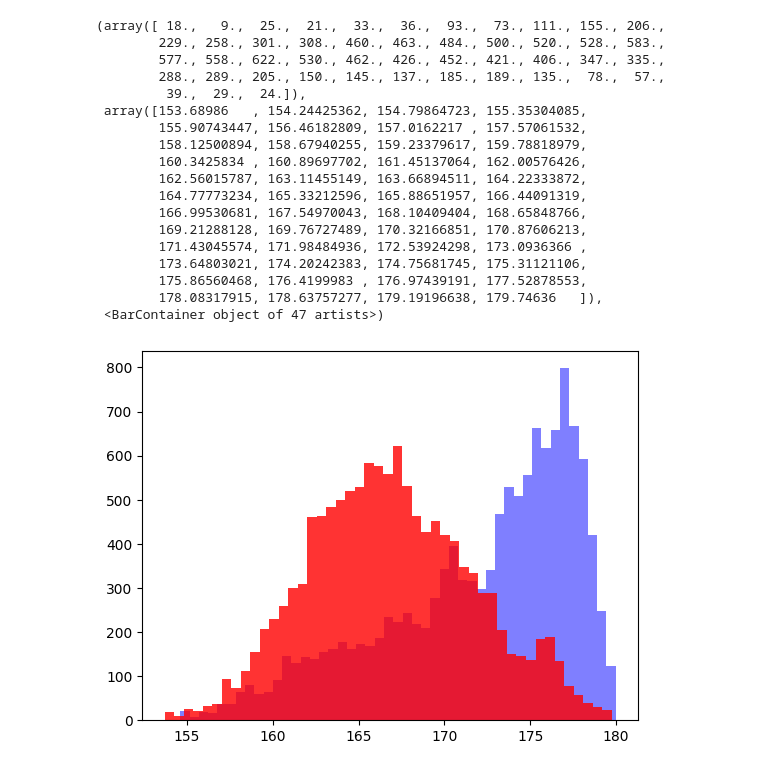
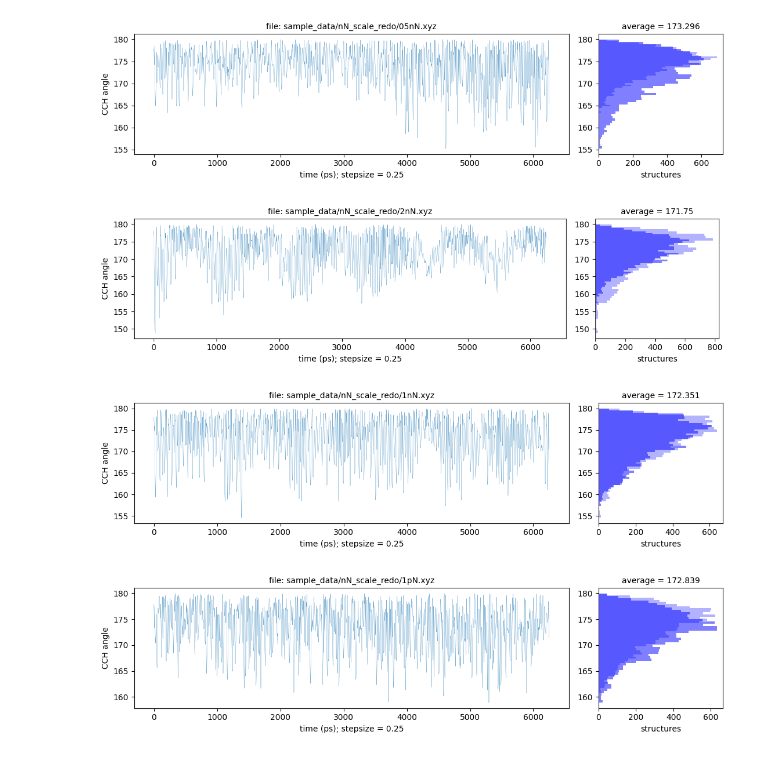
Before and after one commit to rkwok9158/coordinate_reader, a Jupyter notebook: new_reader.ipynb, the cells around one changed output. Cells and saved outputs as stored; diff of their text form; code cells hidden in the pictures.

```diff
--- a/new_reader.ipynb
+++ b/new_reader.ipynb
@@ -123,3 +124,31 @@ def read_coordinate(xyz_file, atom_list):
 
     if len(atom_list) > 4:
         raise ValueError('You have specified too many atoms')
+
+def plot_traj(xyz_file, timestep, var_name='colvar'):
+
+    colvar = read_coordinate(xyz_file, [8, 7, 16])
+
+    fig, (ax1,ax2) = plt.subplots(1,2, figsize=(11,3), width_ratios=[3.5,1])
+
+    time = [i / (1/timestep) for i in range(len(colvar))] # Timestep = 0.25 ps
+
+    ax1.plot(time, colvar, linewidth=0.2)
+    ax1.set_xlabel(f"time (ps); stepsize = {timestep}ps")
+    ax1.set_ylabel(var_name)
+    ax1.set_title(f"file: {xyz_file}", fontsize = 10)
+
+    midpt = int(np.round(len(colvar) / 2))
+
+
+    ax2.hist(colvar[0:midpt], bins='rice', fc=(0, 0, 1, 0.3), orientation="horizontal") # First half shown in blue
+    ax2.hist(colvar[midpt:-1], bins='rice', fc=(0, 0, 1, 0.5), orientation="horizontal") # Second half shown in red
+    # ax2.axhline(y=np.average(colvar), color='b', linewidth=2)
+
+    ax2.set_title(f"average = {np.round(np.average(colvar), 3)}", fontsize = 10)
+
+    ax2.set_xlabel('structures')
+
+    plt.tight_layout()
+
+    return
@@ -134,26 +155,12 @@ np.average(colvar)
-# %%
-midpt = int(np.round(len(colvar) / 2))
-
-fig, ax = plt.subplots()
-ax.hist(colvar[0:midpt], bins='rice', fc=(0, 0, 1, 0.5)) # First half shown in blue
-ax.hist(colvar[midpt:-1], bins='rice', fc=(1, 0, 0, 0.8)) # Second half shown in red
-# %% [output]
-(array([ 18.,   9.,  25.,  21.,  33.,  36.,  93.,  73., 111., 155., 206.,
-        229., 258., 301., 308., 460., 463., 484., 500., 520., 528., 583.,
-        577., 558., 622., 530., 462., 426., 452., 421., 406., 347., 335.,
-        288., 289., 205., 150., 145., 137., 185., 189., 135.,  78.,  57.,
-         39.,  29.,  24.]),
- array([153.68986   , 154.24425362, 154.79864723, 155.35304085,
-        155.90743447, 156.46182809, 157.0162217 , 157.57061532,
-        158.12500894, 158.67940255, 159.23379617, 159.78818979,
-        160.3425834 , 160.89697702, 161.45137064, 162.00576426,
-        162.56015787, 163.11455149, 163.66894511, 164.22333872,
-        164.77773234, 165.33212596, 165.88651957, 166.44091319,
-        166.99530681, 167.54970043, 168.10409404, 168.65848766,
-        169.21288128, 169.76727489, 170.32166851, 170.87606213,
-        171.43045574, 171.98484936, 172.53924298, 173.0936366 ,
-        173.64803021, 174.20242383, 174.75681745, 175.31121106,
-        175.86560468, 176.4199983 , 176.97439191, 177.52878553,
-        178.08317915, 178.63757277, 179.19196638, 179.74636   ]),
- <BarContainer object of 47 artists>)
-[figure, removed]
+# %%
+# plot_traj('sample_data/nN_scale_redo/1nN.xyz', 0.25)
+
+wdir = 'sample_data/nN_scale_redo/'
+
+for file in os.listdir(wdir):
+    plot_traj(f"{wdir}{file}", 0.25, 'CCH angle')
+# %% [output]
+[figure, added]
+[figure, added]
+[figure, added]
+[figure, added]
```
Also changed, not shown: parts of 2 cells of this notebook.
